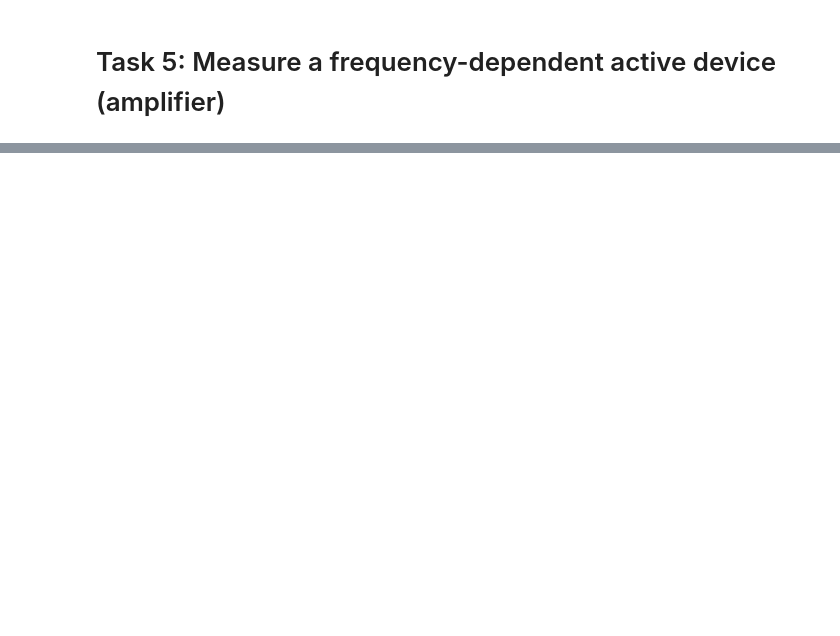
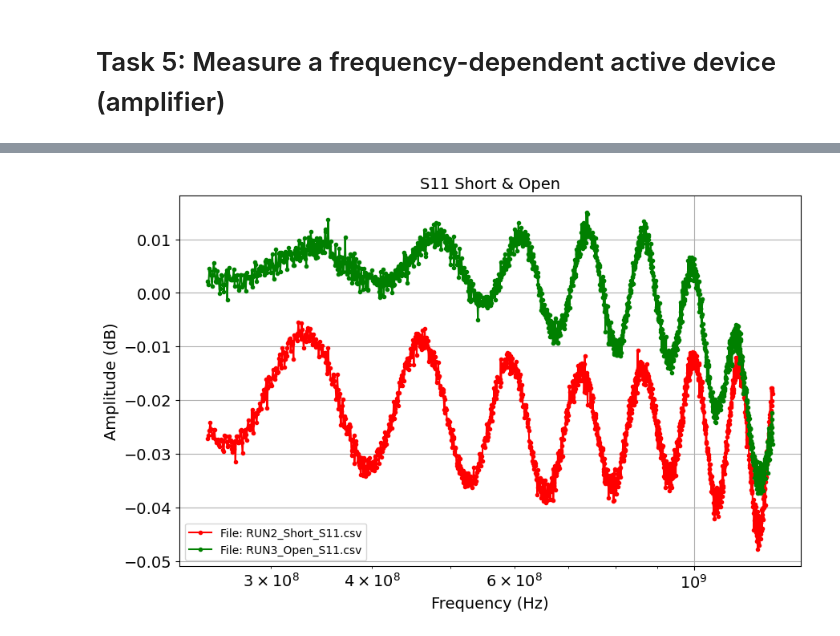
Before and after one commit to MazinDan/RF_Lab_2, a Jupyter notebook: RF_Lab_2_Notebook.ipynb, the cells around one changed output, grey strips where cells are left out. Saved outputs shown, nothing was run; the diff lists cells and outputs as text; code cells hidden in the pictures; blank space fills up the shorter version.

```diff
--- a/RF_Lab_2_Notebook.ipynb
+++ b/RF_Lab_2_Notebook.ipynb
@@ -146,0 +147,37 @@ plot_individual_files(combined_df, 'Task 5')
+# %%
+def plot_two_files_from_folder(file1, file2, source_folder, title="Overlayed Plots"):
+
+    # Construct full paths
+    path1 = f"{source_folder}/{file1}"
+    path2 = f"{source_folder}/{file2}"
+
+    # Load data
+    data1 = pd.read_csv(path1, encoding='ISO-8859-1', skiprows=3)
+    data2 = pd.read_csv(path2, encoding='ISO-8859-1', skiprows=3)
+
+    # Extract relevant columns (assumes first two columns are frequency and amplitude)
+    x1, y1 = data1.iloc[:, 0], data1.iloc[:, 1]
+    x2, y2 = data2.iloc[:, 0], data2.iloc[:, 1]
+
+    # Plot data
+    plt.figure(figsize=(10, 6))
+    plt.plot(x1, y1, label=f"File: {file1}", linestyle='-', marker='.', color ='red')
+    plt.plot(x2, y2, label=f"File: {file2}", linestyle='-', marker='.', color ='green')
+    plt.xscale('log')
+    plt.xlabel('Frequency (Hz)',fontsize=14)
+    plt.ylabel('Amplitude (dB)',fontsize=14)
+    plt.tick_params(axis='both', which='both', labelsize=14)
+    plt.title(title,fontsize=14)
+    plt.legend()
+    plt.grid()
+    plt.show()
+# %%
+# Define the folder path and file names
+source_folder = 'GroupD/Task_2'
+file1 = 'RUN2_Short_S11.csv'
+file2 = 'RUN3_Open_S11.csv'
+title = 'S11 Short & Open'
+# Call the function to plot the files
+plot_two_files_from_folder(file1, file2, source_folder,title)
+# %% [output]
+[figure, added]
```
Also changed, not shown: parts of 9 cells of this notebook, 4 other files.
